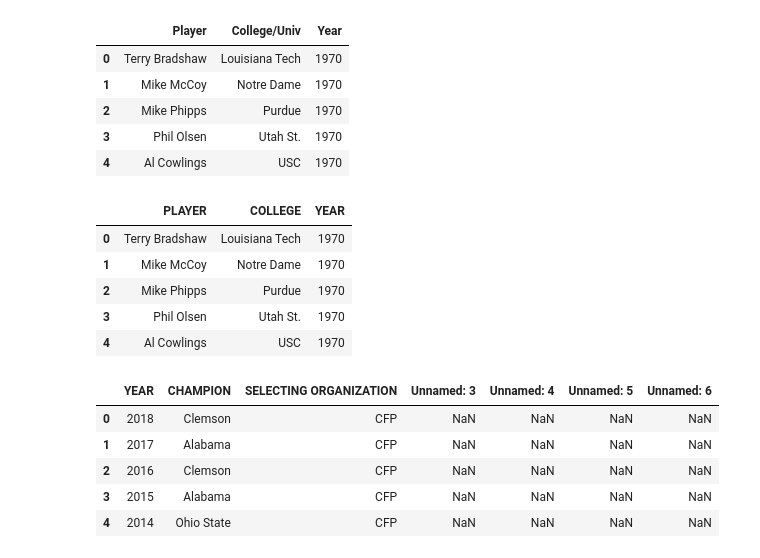
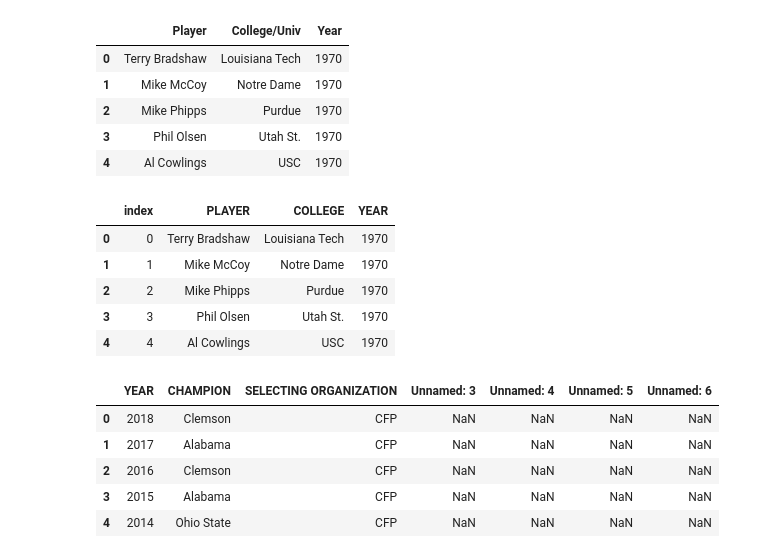
Before and after one commit to yanzi1210/Project_ETL, a Jupyter notebook: NFL.ipynb, the cells around one changed output. Drawn from its saved outputs; the diff is of its cells as text; code cells hidden in the pictures.

```diff
--- a/NFL.ipynb
+++ b/NFL.ipynb
@@ -26,14 +26,15 @@ new_NFL_data_df.head()
 | 4 | Al Cowlings | USC | 1970 |
 # %%
 new_NFL_data_df = new_NFL_data_df.rename(columns={'Player':'PLAYER','College/Univ': 'COLLEGE','Year':'YEAR'})
+new_NFL_data_df= new_NFL_data_df.reset_index()
 new_NFL_data_df.head()
 # %% [output]
-|  | PLAYER | COLLEGE | YEAR |
-| 0 | Terry Bradshaw | Louisiana Tech | 1970 |
-| 1 | Mike McCoy | Notre Dame | 1970 |
-| 2 | Mike Phipps | Purdue | 1970 |
-| 3 | Phil Olsen | Utah St. | 1970 |
-| 4 | Al Cowlings | USC | 1970 |
+|  | index | PLAYER | COLLEGE | YEAR |
+| 0 | 0 | Terry Bradshaw | Louisiana Tech | 1970 |
+| 1 | 1 | Mike McCoy | Notre Dame | 1970 |
+| 2 | 2 | Mike Phipps | Purdue | 1970 |
+| 3 | 3 | Phil Olsen | Utah St. | 1970 |
+| 4 | 4 | Al Cowlings | USC | 1970 |
 # %%
 #Stroe CSV into DataFrame
 NCAAF_file=".//Resources/NCAA Football Champions.csv"
```
Also changed, not shown: parts of 3 cells of this notebook, 2 other files.
